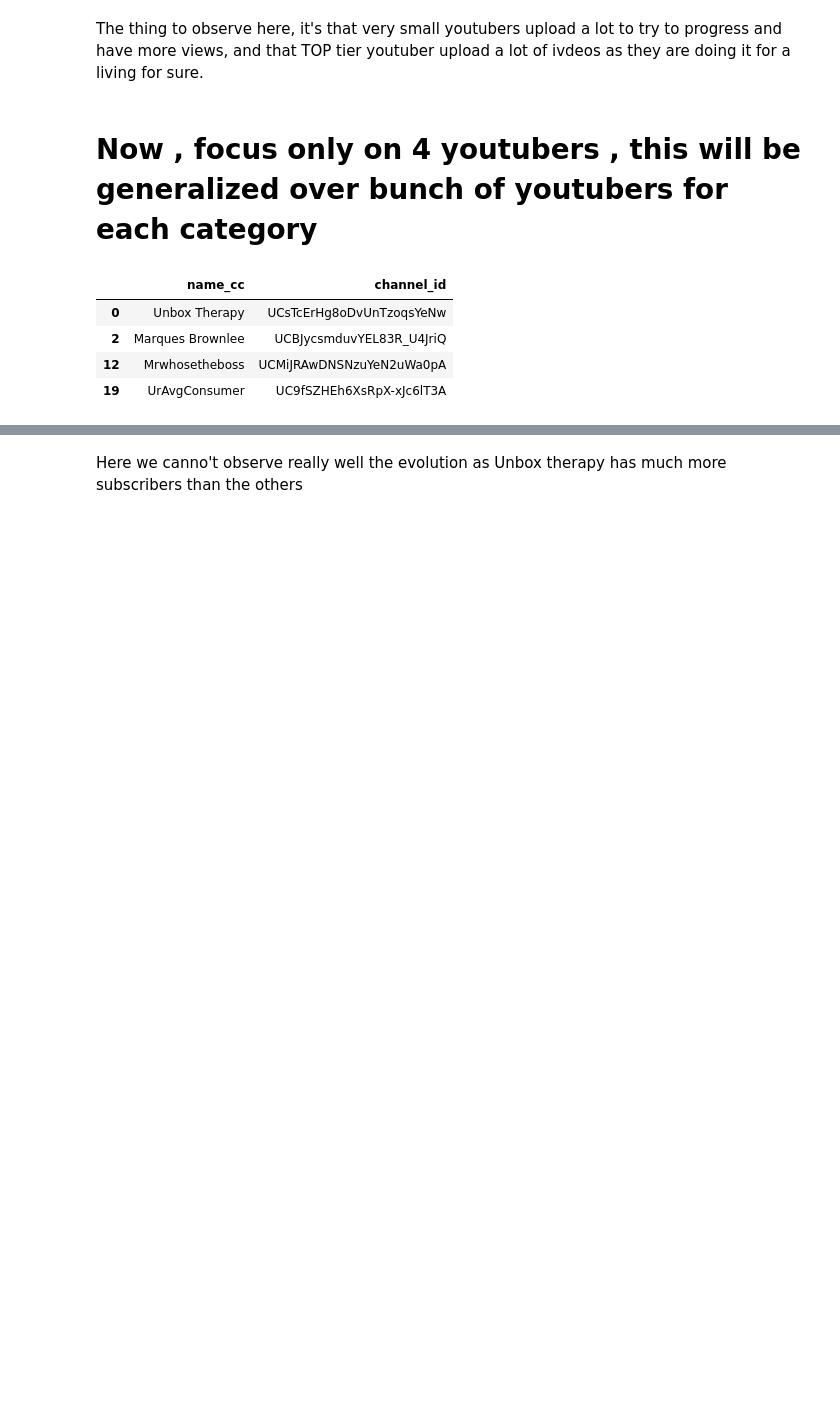
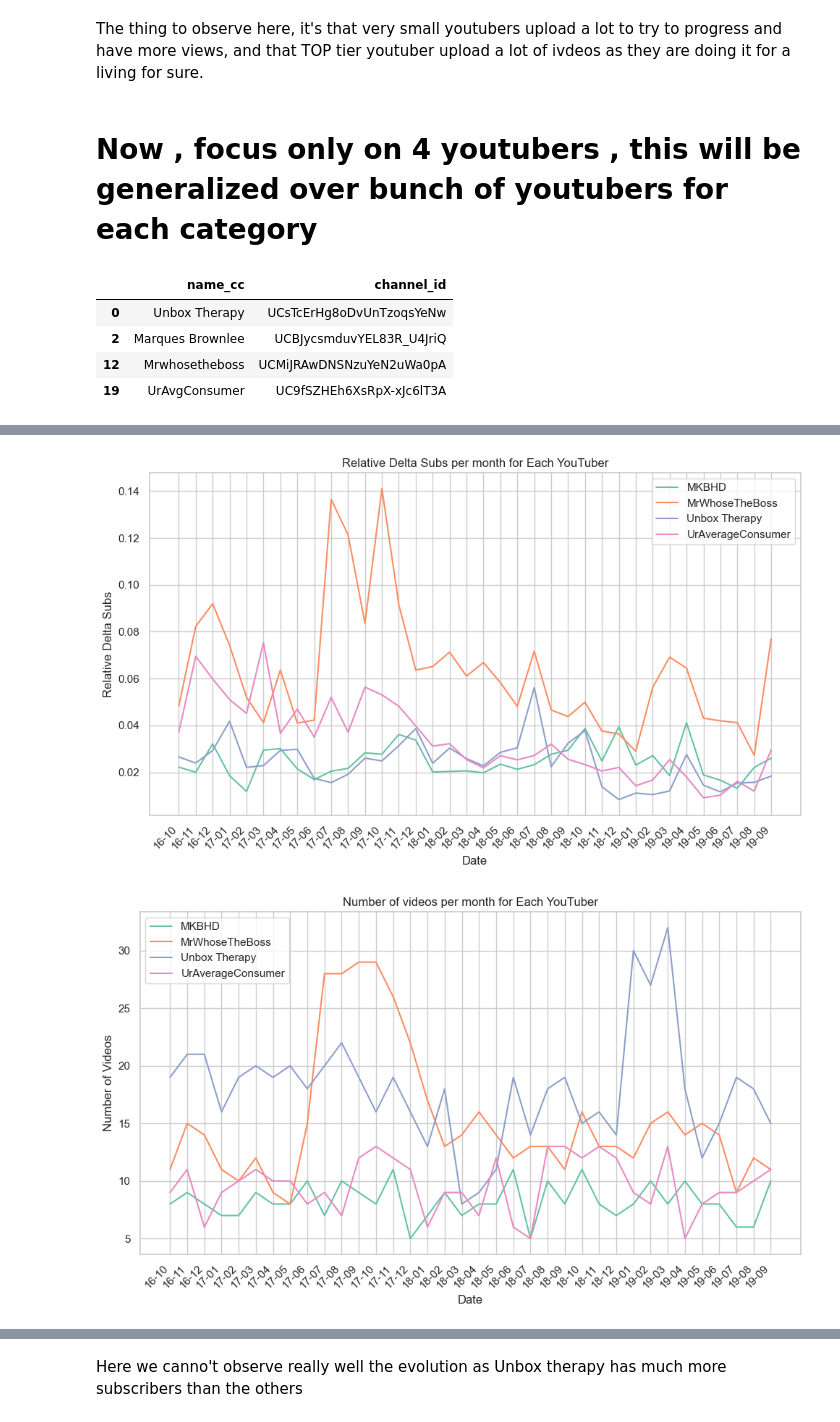
Before and after one commit to epfl-ada/ada-2023-project-datasquad2023, a Jupyter notebook: EDA_OTI.ipynb, the cells around one changed output, grey strips where cells are left out. Drawn from its saved outputs; the diff is of its cells as text; code cells hidden in the pictures; blank space fills up the shorter version.

```diff
--- a/EDA_OTI.ipynb
+++ b/EDA_OTI.ipynb
@@ -514,0 +284,41 @@ The `ci` parameter is deprecated. Use `errorbar=None` for the same effect.
+# %%
+
+# Convert 'Year' and 'Month' to datetime format and create a new 'Date' column
+combined_df['Date'] = pd.to_datetime(combined_df[['Year', 'Month']].assign(DAY=1))
+# Format the 'Date' column as 'YY-MM'
+combined_df['Date'] = combined_df['Date'].dt.strftime('%y-%m')
+# Sort the DataFrame by the 'Date' column
+combined_df = combined_df.sort_values(by='Date')
+sns.set(style="whitegrid")
+# Choose a color palette
+palette = sns.color_palette("Set2")
+# Assuming the necessary dataframes are defined
+
+# Create a line plot for Relative Delta Subs
+plt.figure(figsize=(10, 6))
+for i, (youtuber, data) in enumerate(combined_df.groupby('Youtuber')):
+    plt.plot(data['Date'], data['RelativeDeltaSubs'], label=youtuber, color=palette[i])
+
+plt.title('Relative Delta Subs per month for Each YouTuber')
+plt.xlabel('Date')
+plt.xticks(rotation=45, ha='right')
+plt.ylabel('Relative Delta Subs')
+plt.legend()
+plt.tight_layout()
+plt.show()
+
+# Create a line plot for Number of videos per month
+plt.figure(figsize=(10, 6))
+for i, (youtuber, data) in enumerate(combined_df.groupby('Youtuber')):
+    plt.plot(data['Date'], data['Video_Count'], label=youtuber, color=palette[i])
+
+plt.title('Number of videos per month for Each YouTuber')
+plt.xlabel('Date')
+plt.xticks(rotation=45, ha='right')
+plt.ylabel('Number of Videos')
+plt.legend()
+plt.tight_layout()
+plt.show()
+# %% [output]
+[figure, added]
+[figure, added]
```
Also changed, not shown: parts of 41 cells of this notebook.
